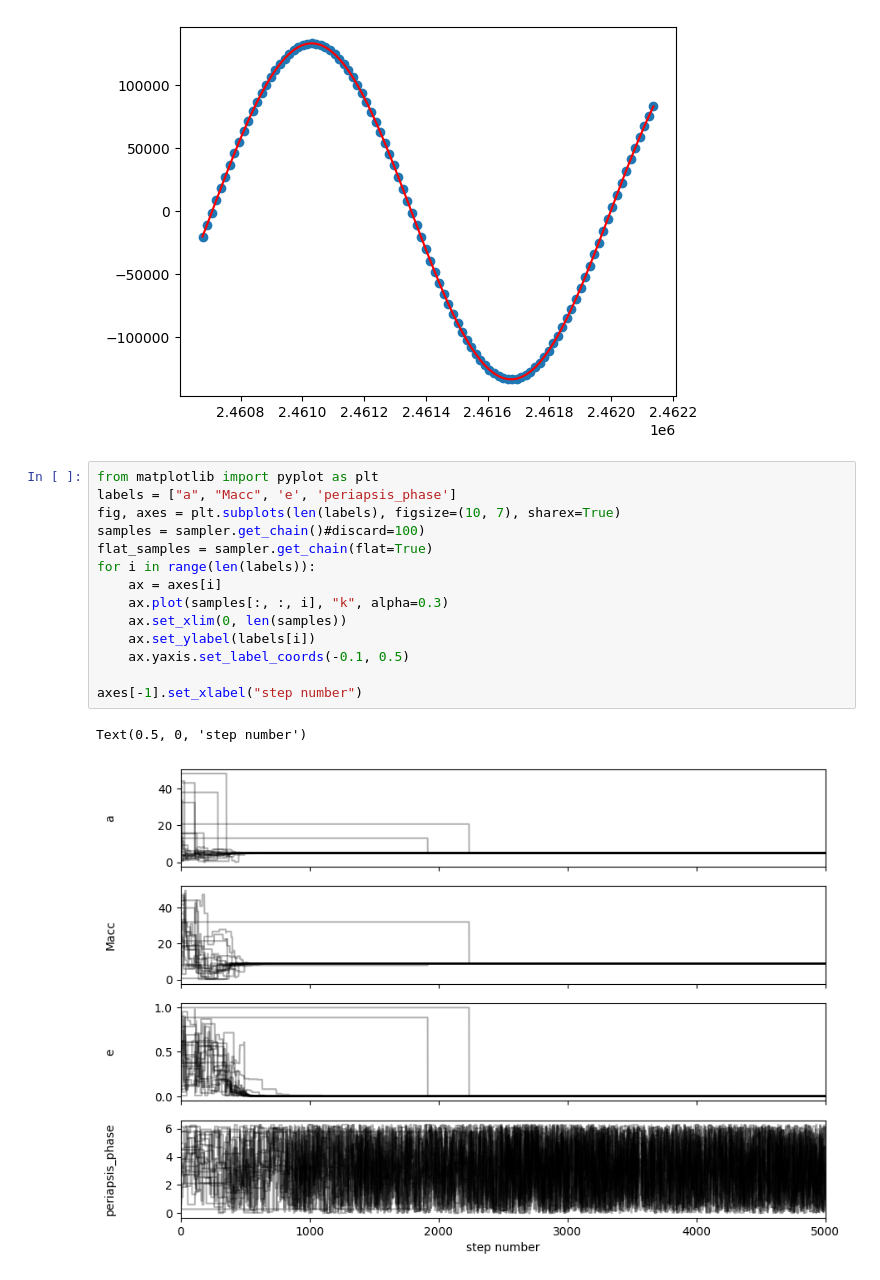
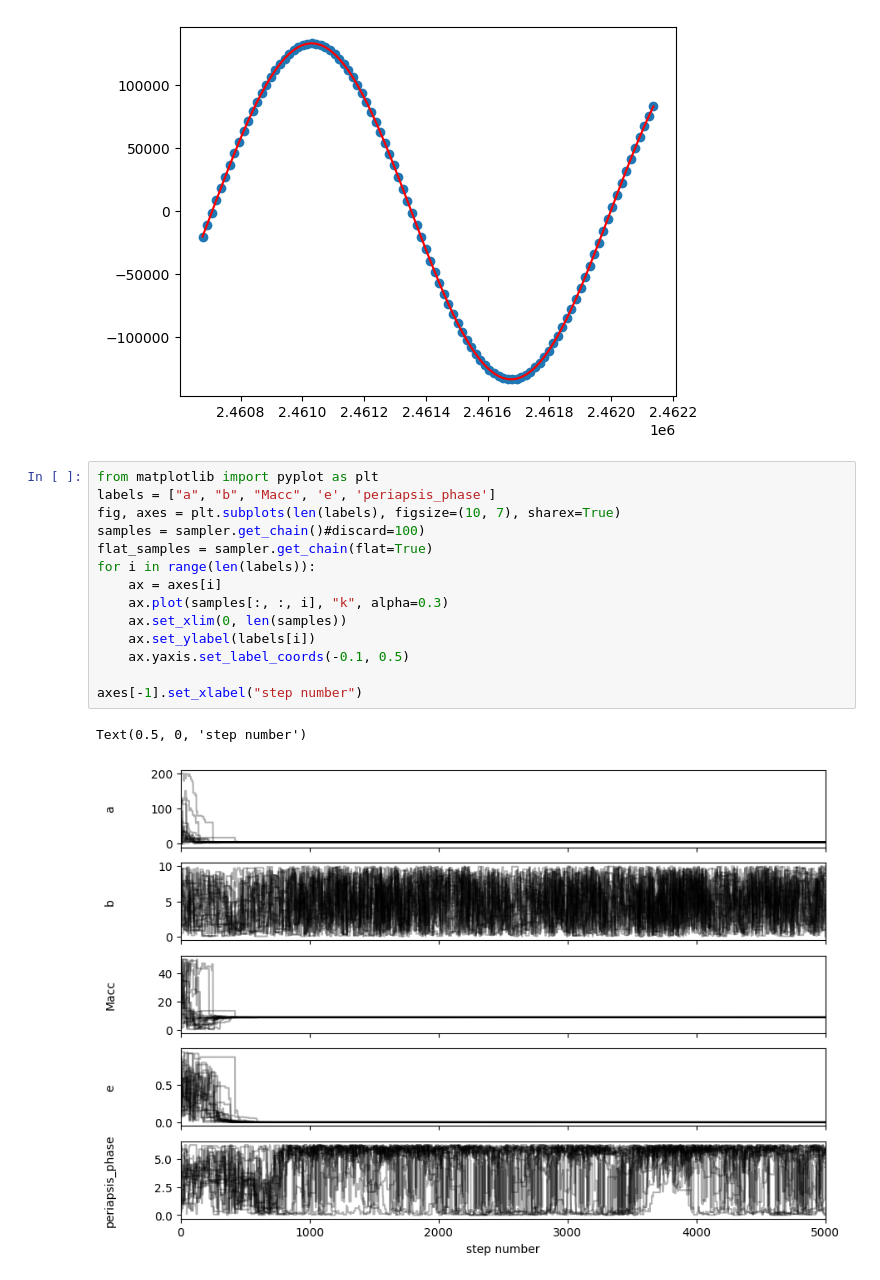
Before and after one commit to COBALT-lensing/py-self-lensing, a Jupyter notebook: demo.ipynb, the cells around one changed output. Saved outputs shown, nothing was run; the diff lists cells and outputs as text.

```diff
--- a/demo.ipynb
+++ b/demo.ipynb
@@ -96,21 +85,21 @@ pyplot.plot(rvg_fit.times.jd, rvg_fit.rv, c='red')
 [figure]
 # %%
 from matplotlib import pyplot as plt
-labels = ["a", "Macc", 'e', 'periapsis_phase']
+labels = ["a", "b", "Macc", 'e', 'periapsis_phase']
 fig, axes = plt.subplots(len(labels), figsize=(10, 7), sharex=True)
 samples = sampler.get_chain()#discard=100)
 flat_samples = sampler.get_chain(flat=True)
 for i in range(len(labels)):
     ax = axes[i]
     ax.plot(samples[:, :, i], "k", alpha=0.3)
     ax.set_xlim(0, len(samples))
     ax.set_ylabel(labels[i])
     ax.yaxis.set_label_coords(-0.1, 0.5)
 
 axes[-1].set_xlabel("step number")
 # %% [output]
 Text(0.5, 0, 'step number')
-[figure, old version]
+[figure, new version]
 # %%
 import corner
 
```
Also changed, not shown: parts of 5 cells of this notebook.
